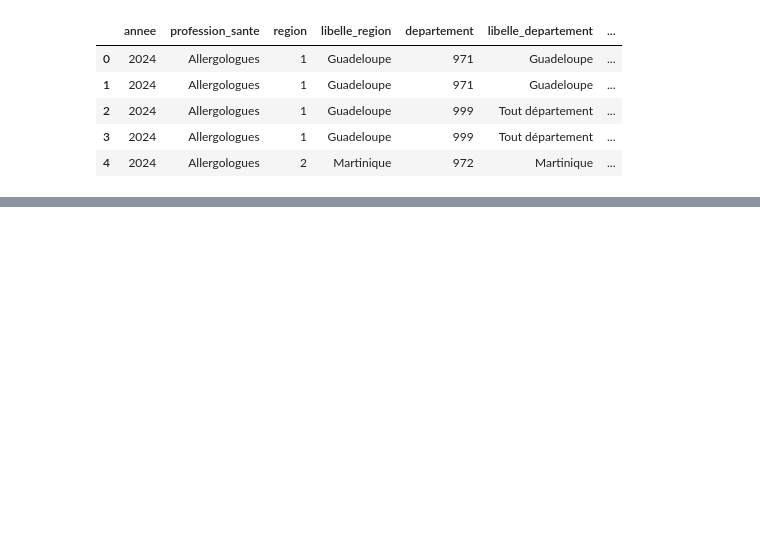
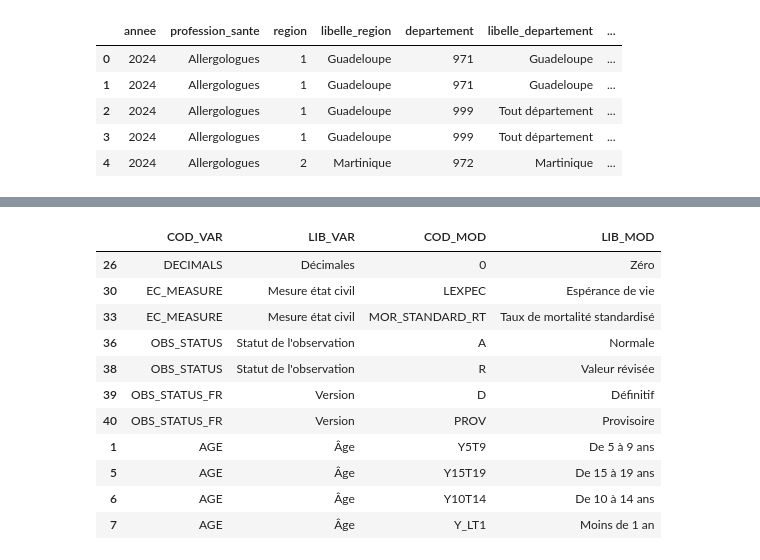
Before and after one commit to mariesibillini-hub/pfr_demomedecins, a Jupyter notebook: test.ipynb, the cells around one changed output, grey strips where cells are left out. Cells and saved outputs as stored; diff of their text form; code cells hidden in the pictures; blank space fills up the shorter version.

```diff
--- a/test.ipynb
+++ b/test.ipynb
@@ -69,0 +268,21 @@ ValueError: numeric_only accepts only Boolean values
+# %%
+code_age = df3_meta[df3_meta["COD_VAR"] == "AGE"][["COD_VAR", "LIB_VAR","COD_MOD", "LIB_MOD"]]
+for ca in code_age.COD_MOD.values:
+    if ca not in df3["AGE"].values:
+        code_age["COD_MOD"] = code_age["COD_MOD"].replace(ca, np.nan)
+code_age = code_age.dropna().reset_index(drop=True)
+keepers = pd.concat([(df3_meta.iloc[[26, 30, 33, 36, 38, 39, 40]]), (code_age.iloc[[1, 5, 6, 7]])], axis=0)
+keepers
+# %% [output]
+|  | COD_VAR | LIB_VAR | COD_MOD | LIB_MOD |
+| 26 | DECIMALS | Décimales | 0 | Zéro |
+| 30 | EC_MEASURE | Mesure état civil | LEXPEC | Espérance de vie |
+| 33 | EC_MEASURE | Mesure état civil | MOR_STANDARD_RT | Taux de mortalité standardisé |
+| 36 | OBS_STATUS | Statut de l'observation | A | Normale |
+| 38 | OBS_STATUS | Statut de l'observation | R | Valeur révisée |
+| 39 | OBS_STATUS_FR | Version | D | Définitif |
+| 40 | OBS_STATUS_FR | Version | PROV | Provisoire |
+| 1 | AGE | Âge | Y5T9 | De 5 à 9 ans |
+| 5 | AGE | Âge | Y15T19 | De 15 à 19 ans |
+| 6 | AGE | Âge | Y10T14 | De 10 à 14 ans |
+| 7 | AGE | Âge | Y_LT1 | Moins de 1 an |
```
Also changed, not shown: parts of 27 cells of this notebook, 2 other files.
